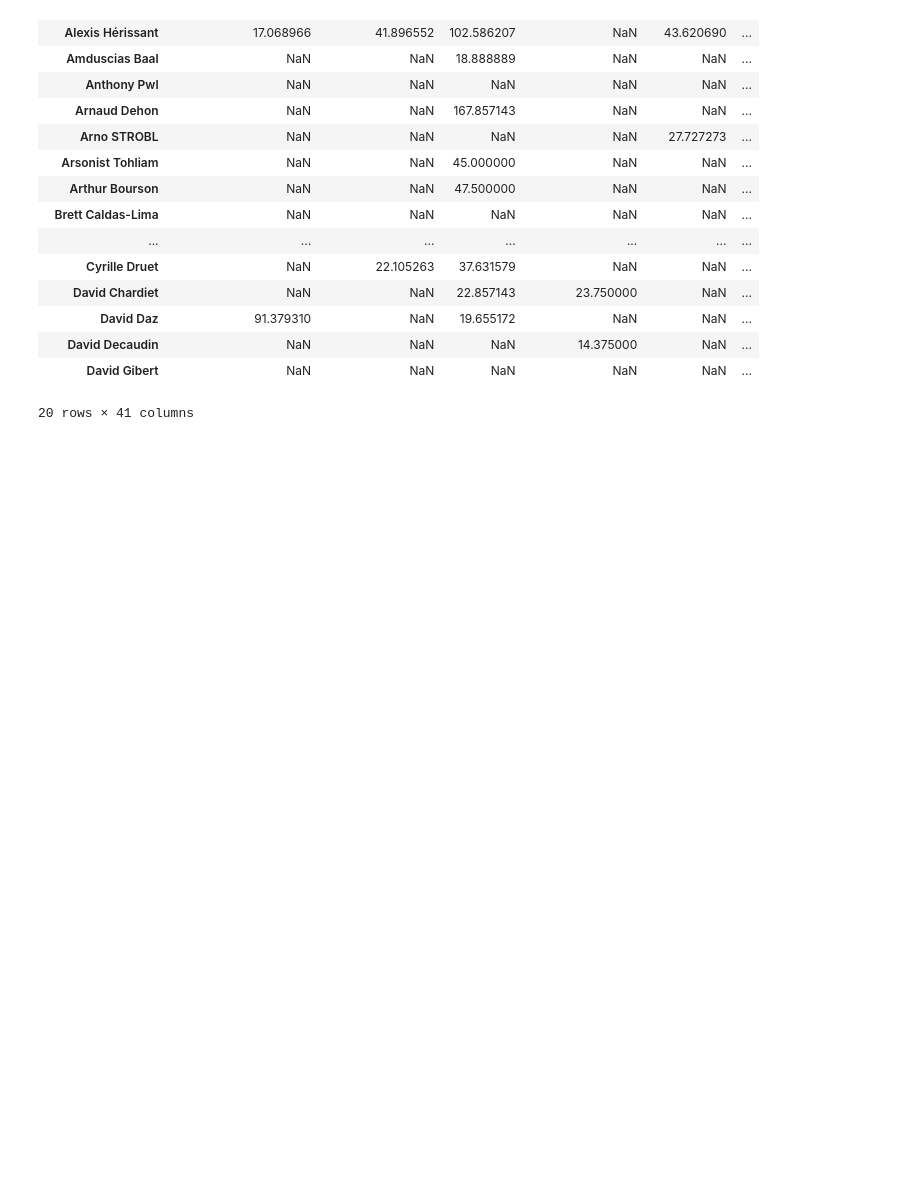
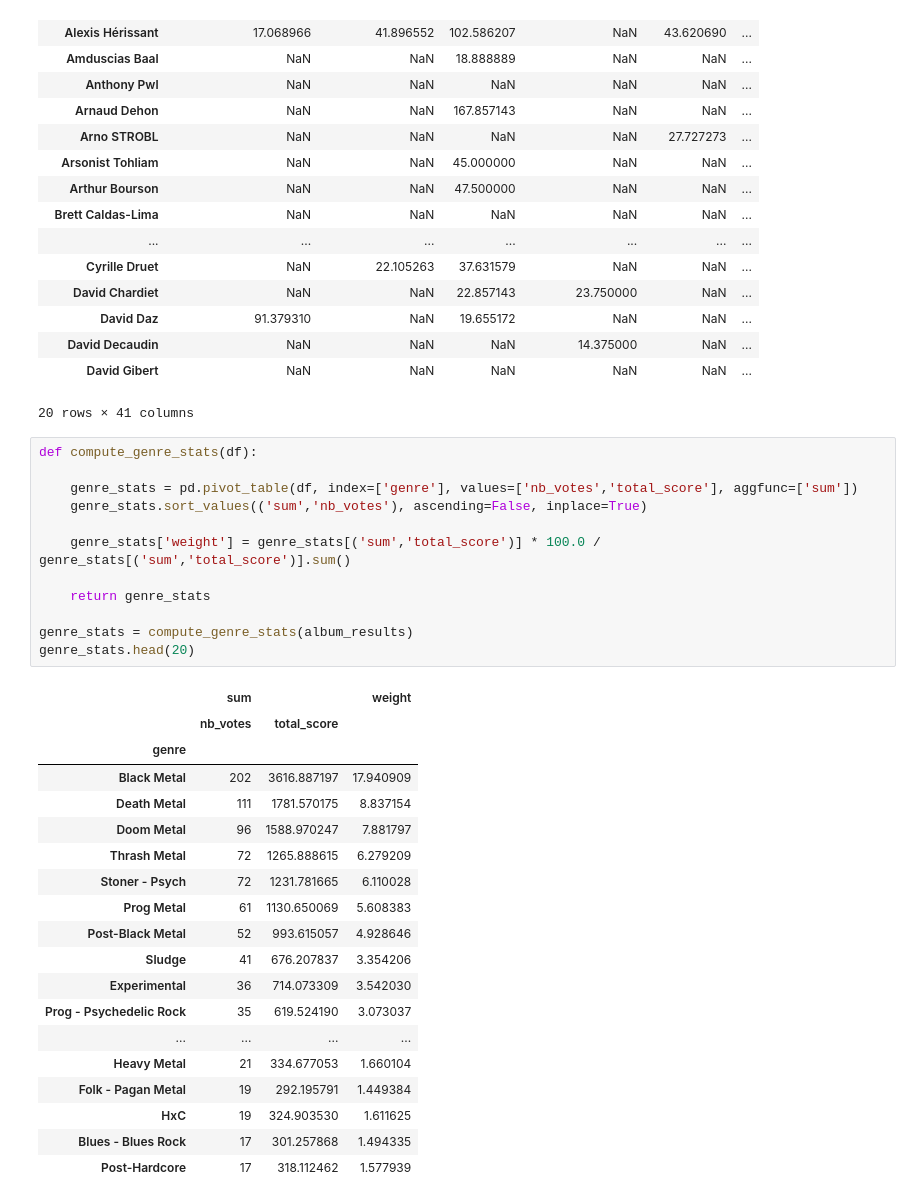
Before and after one commit to plappmachine/riff_top2020, a Jupyter notebook: compute_stats.ipynb, the cells around one changed output. Drawn from its saved outputs; the diff is of its cells as text; blank space fills up the shorter version.

```diff
--- a/compute_stats.ipynb
+++ b/compute_stats.ipynb
@@ -297,3 +256,35 @@ user_genres.head(20)
 | David Decaudin | NaN | NaN | NaN | 14.375000 | NaN | ... |
 | David Gibert | NaN | NaN | NaN | NaN | NaN | ... |
 20 rows × 41 columns
+# %%
+def compute_genre_stats(df):
+
+    genre_stats = pd.pivot_table(df, index=['genre'], values=['nb_votes','total_score'], aggfunc=['sum'])
+    genre_stats.sort_values(('sum','nb_votes'), ascending=False, inplace=True)
+
+    genre_stats['weight'] = genre_stats[('sum','total_score')] * 100.0 / genre_stats[('sum','total_score')].sum()
+
+    return genre_stats
+
+genre_stats = compute_genre_stats(album_results)
+genre_stats.head(20)
+# %% [output]
+|  | sum |  | weight |
+|  | nb_votes | total_score |  |
+| genre |  |  |  |
+| Black Metal | 202 | 3616.887197 | 17.940909 |
+| Death Metal | 111 | 1781.570175 | 8.837154 |
+| Doom Metal | 96 | 1588.970247 | 7.881797 |
+| Thrash Metal | 72 | 1265.888615 | 6.279209 |
+| Stoner - Psych | 72 | 1231.781665 | 6.110028 |
+| Prog Metal | 61 | 1130.650069 | 5.608383 |
+| Post-Black Metal | 52 | 993.615057 | 4.928646 |
+| Sludge | 41 | 676.207837 | 3.354206 |
+| Experimental | 36 | 714.073309 | 3.542030 |
+| Prog - Psychedelic Rock | 35 | 619.524190 | 3.073037 |
+| ... | ... | ... | ... |
+| Heavy Metal | 21 | 334.677053 | 1.660104 |
+| Folk - Pagan Metal | 19 | 292.195791 | 1.449384 |
+| HxC | 19 | 324.903530 | 1.611625 |
+| Blues - Blues Rock | 17 | 301.257868 | 1.494335 |
+| Post-Hardcore | 17 | 318.112462 | 1.577939 |
```
Also changed, not shown: parts of 8 cells of this notebook, 9 other files.
